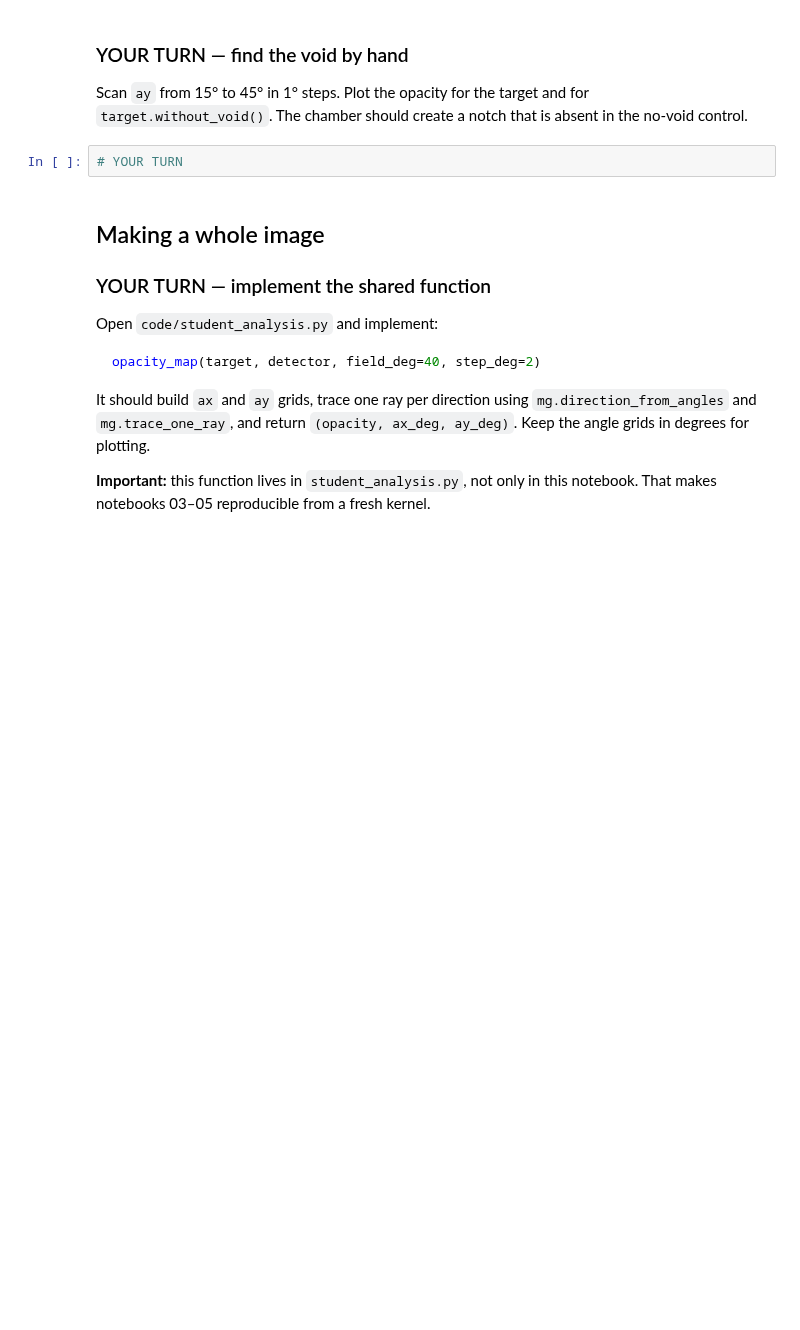
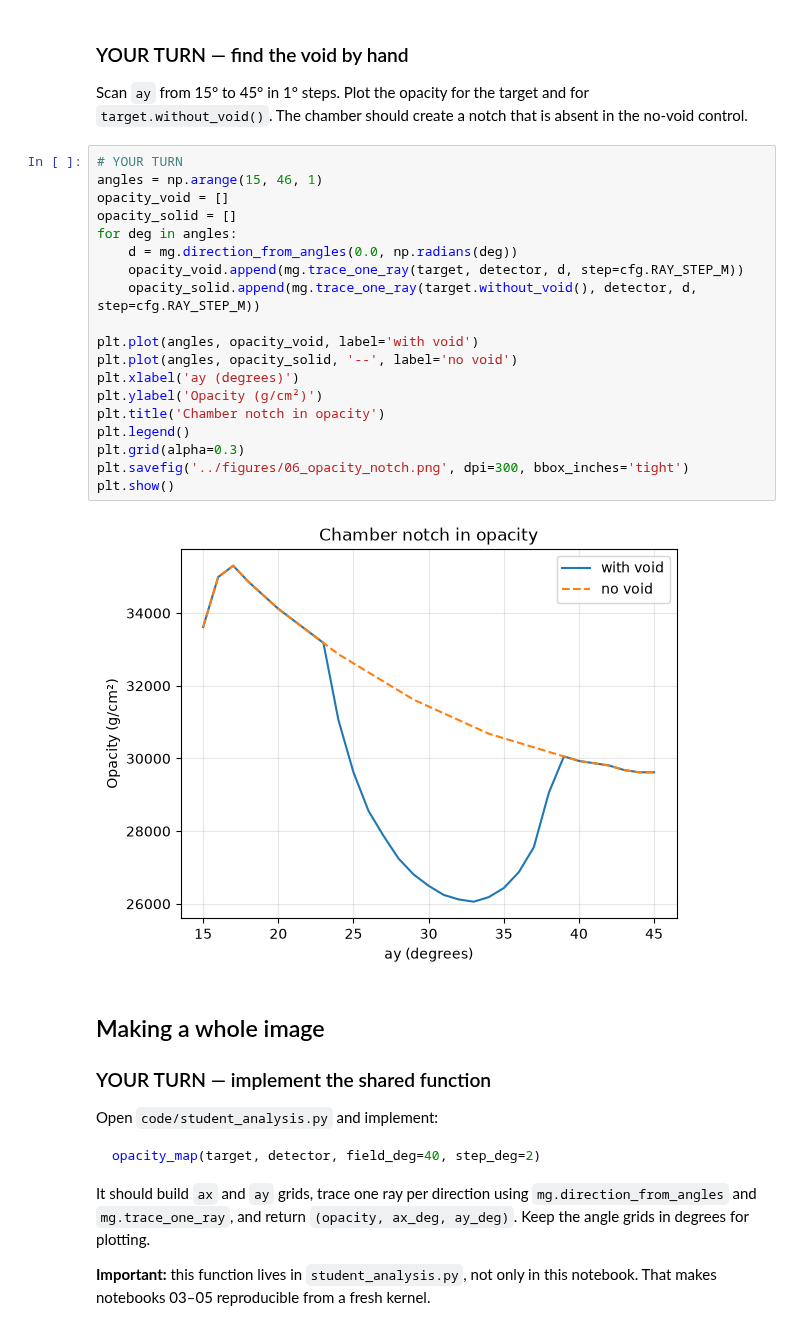
Before and after one commit to Evan-Lim/muography-project, a Jupyter notebook: evan-student-package/notebooks/02_ray_tracing.ipynb, the cells around one changed output. Saved outputs shown, nothing was run; the diff lists cells and outputs as text; blank space fills up the shorter version.

```diff
--- a/evan-student-package/notebooks/02_ray_tracing.ipynb
+++ b/evan-student-package/notebooks/02_ray_tracing.ipynb
@@ -55,6 +90,25 @@ for deg in [0, 10, 20, 25, 30, 35, 40]:
 Scan `ay` from 15° to 45° in 1° steps. Plot the opacity for the target and for `target.without_void()`. The chamber should create a notch that is absent in the no-void control.
 # %%
 # YOUR TURN
+angles = np.arange(15, 46, 1)
+opacity_void = []
+opacity_solid = []
+for deg in angles:
+    d = mg.direction_from_angles(0.0, np.radians(deg))
+    opacity_void.append(mg.trace_one_ray(target, detector, d, step=cfg.RAY_STEP_M))
+    opacity_solid.append(mg.trace_one_ray(target.without_void(), detector, d, step=cfg.RAY_STEP_M))
+
+plt.plot(angles, opacity_void, label='with void')
+plt.plot(angles, opacity_solid, '--', label='no void')
+plt.xlabel('ay (degrees)')
+plt.ylabel('Opacity (g/cm²)')
+plt.title('Chamber notch in opacity')
+plt.legend()
+plt.grid(alpha=0.3)
+plt.savefig('../figures/06_opacity_notch.png', dpi=300, bbox_inches='tight')
+plt.show()
+# %% [output]
+[figure, added]
 # %% [markdown]
 ## Making a whole image
 
```
Also changed, not shown: parts of 5 cells of this notebook, 3 other files.
